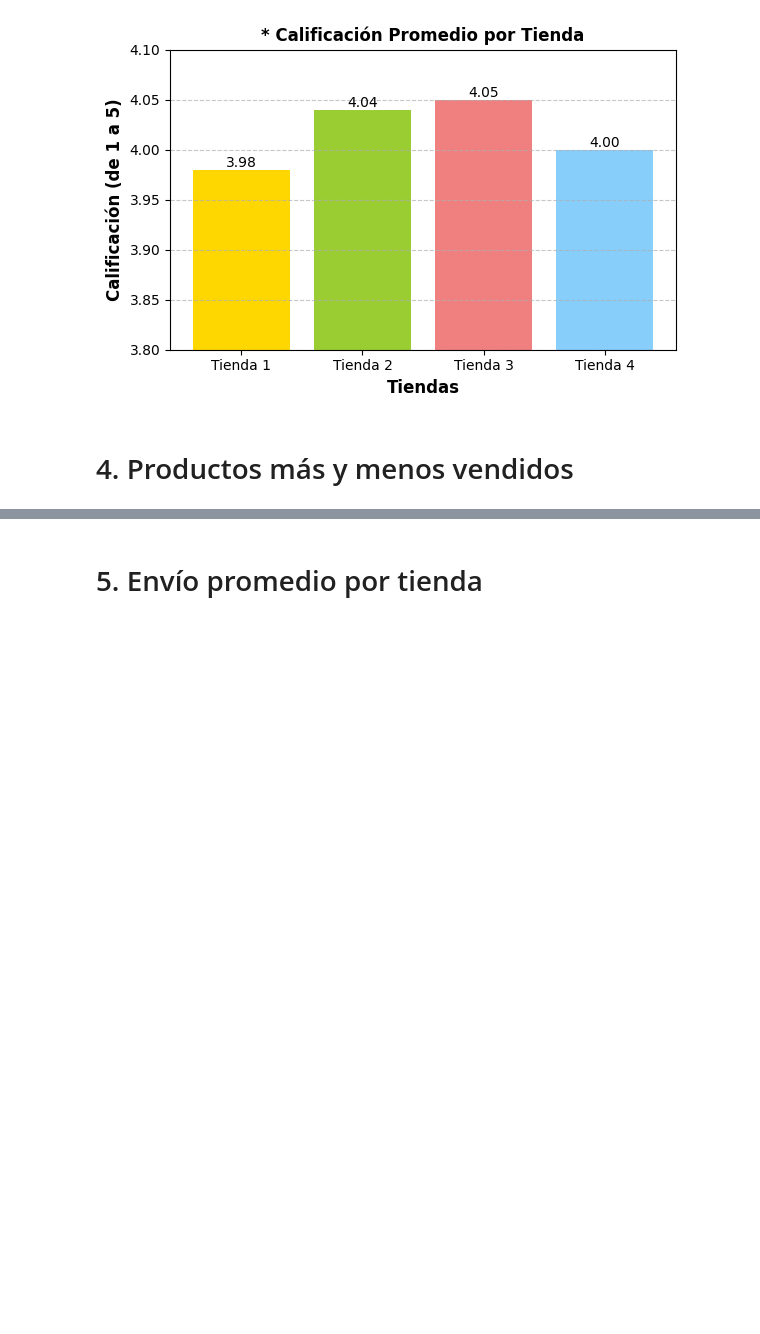
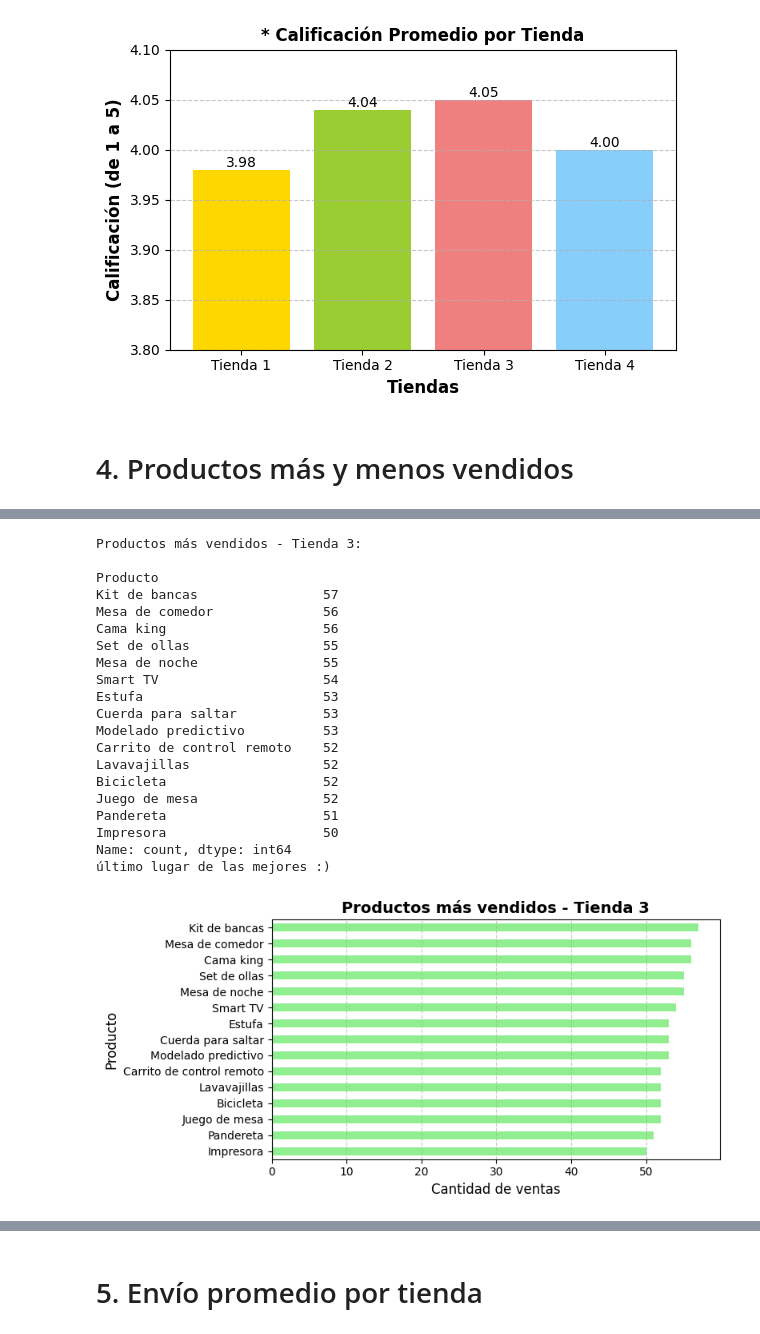
Before and after one commit to MichMDLT/Alura-store-data-science, a Jupyter notebook: AluraStoreLatam.ipynb, the cells around one changed output, grey strips where cells are left out. Cells and saved outputs as stored; diff of their text form; code cells hidden in the pictures; blank space fills up the shorter version.

```diff
--- a/AluraStoreLatam.ipynb
+++ b/AluraStoreLatam.ipynb
@@ -443,0 +533,45 @@ plt.show()
+# %%
+#Para tienda 3:
+mas_vendidos_t3 = df_tienda3['Producto'].value_counts()
+mas_vendidos_t3_ordenadas = mas_vendidos_t3.sort_values(ascending=False)
+print("Productos más vendidos - Tienda 3:\n")
+print(mas_vendidos_t3_ordenadas.head(15))
+print('último lugar de las mejores :)')
+
+# Gráfico Obtener los 15 productos más vendidos
+top15_productos = mas_vendidos_t3_ordenadas.head(15)
+
+# Crear gráfico de barras horizontal
+plt.figure(figsize=(8, 4))
+top15_productos.plot(kind='barh', color='lightgreen')
+
+plt.title('Productos más vendidos - Tienda 3', fontsize=14, fontweight='bold')
+plt.xlabel('Cantidad de ventas', fontsize=12)
+plt.ylabel('Producto', fontsize=12)
+plt.gca().invert_yaxis()  # Invierte el eje Y para que el más vendido esté arriba
+plt.grid(axis='x', linestyle='--', alpha=0.7)
+plt.tight_layout()
+
+plt.show()
+# %% [output]
+Productos más vendidos - Tienda 3:
+
+Producto
+Kit de bancas                57
+Mesa de comedor              56
+Cama king                    56
+Set de ollas                 55
+Mesa de noche                55
+Smart TV                     54
+Estufa                       53
+Cuerda para saltar           53
+Modelado predictivo          53
+Carrito de control remoto    52
+Lavavajillas                 52
+Bicicleta                    52
+Juego de mesa                52
+Pandereta                    51
+Impresora                    50
+Name: count, dtype: int64
+último lugar de las mejores :)
+[figure, added]
```
Also changed, not shown: parts of 10 cells of this notebook.
